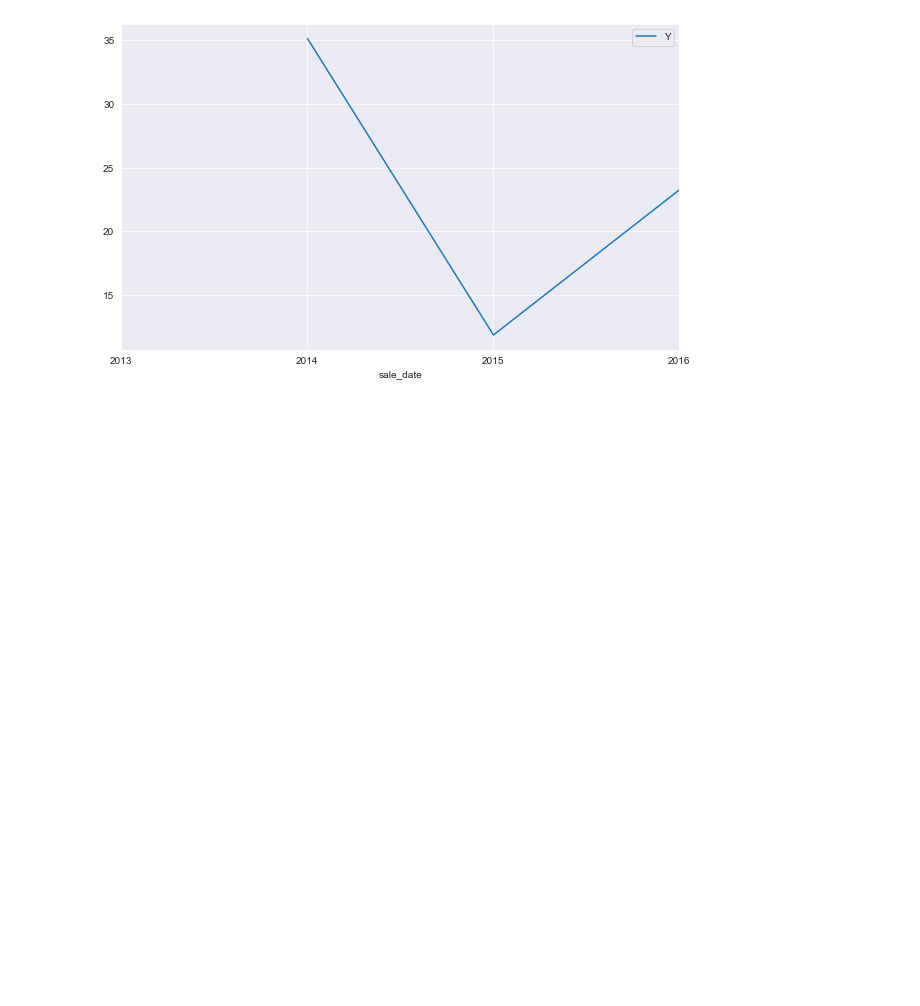
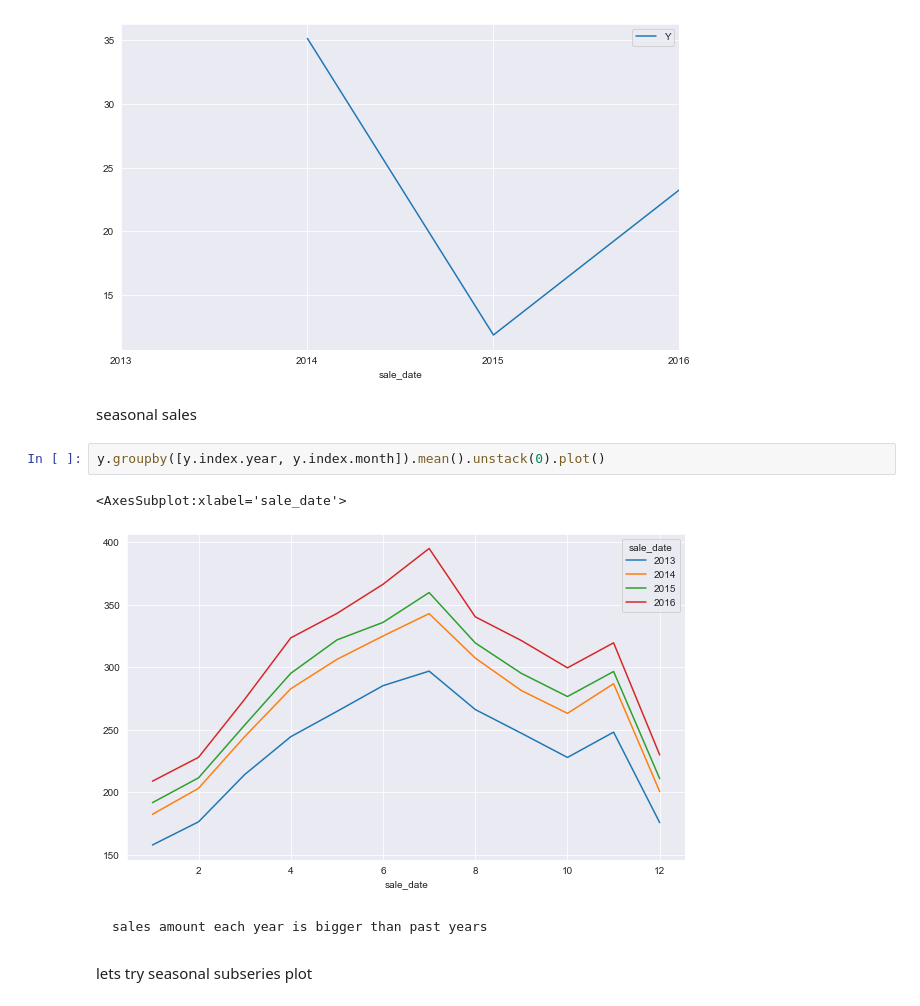
Before and after one commit to rajeshlamichhane04/time-series-exercises, a Jupyter notebook: explore.ipynb, the cells around one changed output. Drawn from its saved outputs; the diff is of its cells as text; blank space fills up the shorter version.

```diff
--- a/explore.ipynb
+++ b/explore.ipynb
@@ -122,3 +119,14 @@ for i in different_times:
 [figure]
 [figure]
 [figure]
+# %% [markdown]
+seasonal sales
+# %%
+y.groupby([y.index.year, y.index.month]).mean().unstack(0).plot()
+# %% [output]
+<AxesSubplot:xlabel='sale_date'>
+[figure, added]
+# %% [markdown]
+    sales amount each year is bigger than past years
+# %% [markdown]
+lets try seasonal subseries plot
```
Also changed, not shown: parts of 24 cells of this notebook.
